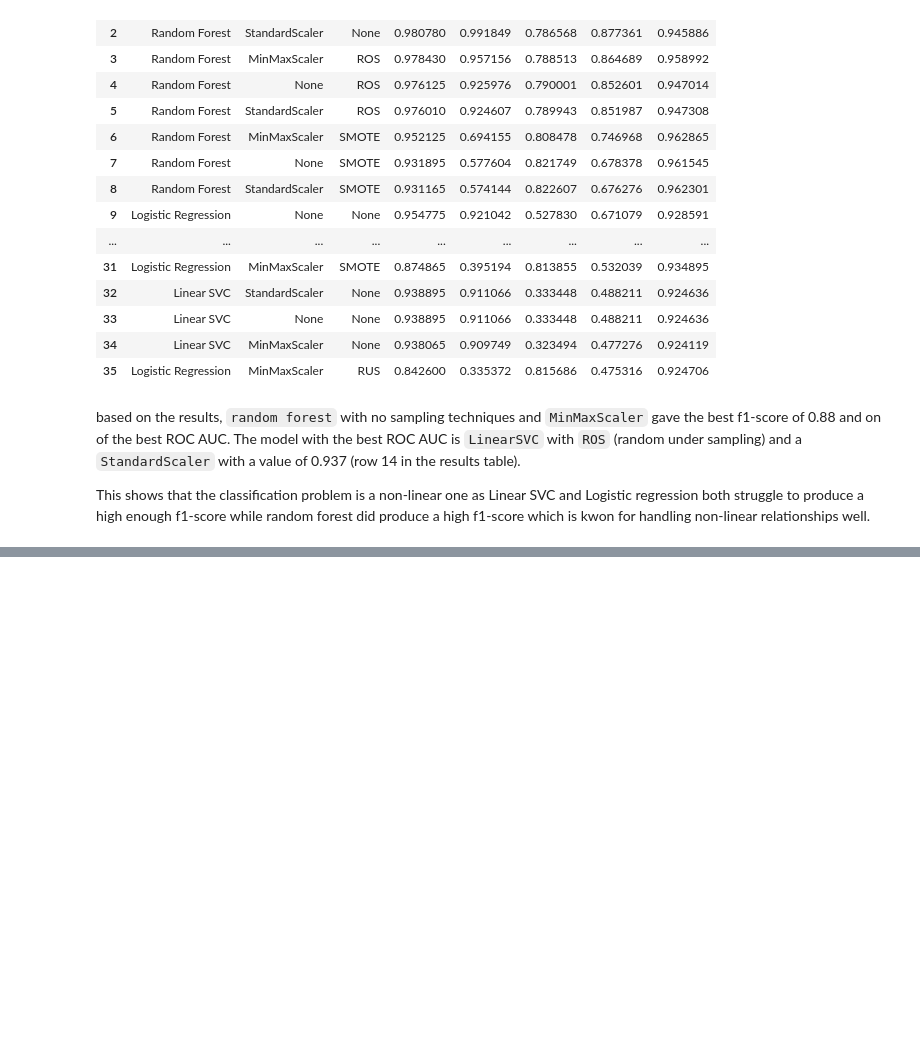
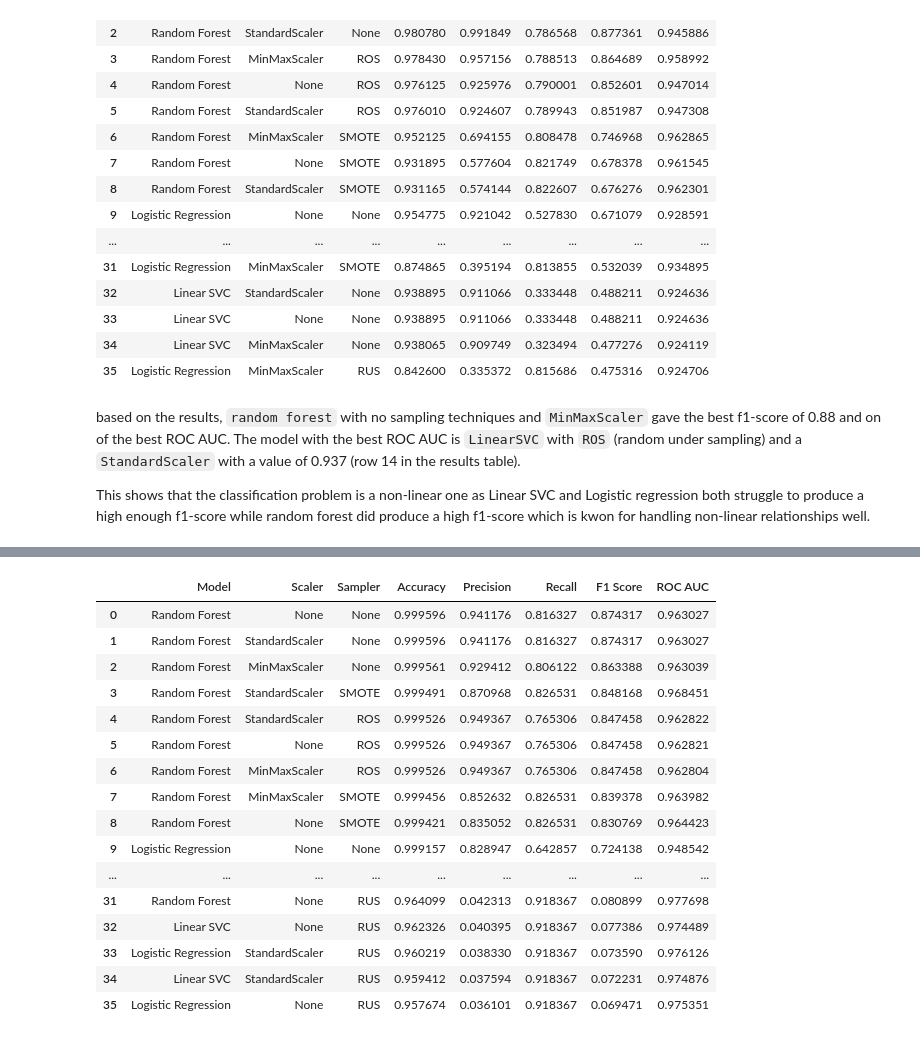
Before and after one commit to AnuRam03/COMP3608-Project, a Jupyter notebook: modelComparsionPipeline.ipynb, the cells around one changed output, grey strips where cells are left out. Cells and saved outputs as stored; diff of their text form; code cells hidden in the pictures; blank space fills up the shorter version.

```diff
--- a/modelComparsionPipeline.ipynb
+++ b/modelComparsionPipeline.ipynb
@@ -112,0 +313,7 @@ This shows that the classification problem is a non-linear one as Linear SVC and
+# %%
+#dataset 2
+dbtable = pd.read_csv("creditcard.csv")
+X = dbtable.drop("Class", axis=1).copy()
+y = dbtable["Class"]
+numerical_cols_actual = [col for col in X.columns if X[col].dtype in ['float64', 'int64', 'float32', 'int32']]
+all_results2 = model_comparison(models_to_test, scalers, samplers, X, y, numerical_cols_actual, verbose=1)
@@ -112,0 +338,20 @@ This shows that the classification problem is a non-linear one as Linear SVC and
+# %%
+all_results2
+# %% [output]
+|  | Model | Scaler | Sampler | Accuracy | Precision | Recall | F1 Score | ROC AUC |
+| 0 | Random Forest | None | None | 0.999596 | 0.941176 | 0.816327 | 0.874317 | 0.963027 |
+| 1 | Random Forest | StandardScaler | None | 0.999596 | 0.941176 | 0.816327 | 0.874317 | 0.963027 |
+| 2 | Random Forest | MinMaxScaler | None | 0.999561 | 0.929412 | 0.806122 | 0.863388 | 0.963039 |
+| 3 | Random Forest | StandardScaler | SMOTE | 0.999491 | 0.870968 | 0.826531 | 0.848168 | 0.968451 |
+| 4 | Random Forest | StandardScaler | ROS | 0.999526 | 0.949367 | 0.765306 | 0.847458 | 0.962822 |
+| 5 | Random Forest | None | ROS | 0.999526 | 0.949367 | 0.765306 | 0.847458 | 0.962821 |
+| 6 | Random Forest | MinMaxScaler | ROS | 0.999526 | 0.949367 | 0.765306 | 0.847458 | 0.962804 |
+| 7 | Random Forest | MinMaxScaler | SMOTE | 0.999456 | 0.852632 | 0.826531 | 0.839378 | 0.963982 |
+| 8 | Random Forest | None | SMOTE | 0.999421 | 0.835052 | 0.826531 | 0.830769 | 0.964423 |
+| 9 | Logistic Regression | None | None | 0.999157 | 0.828947 | 0.642857 | 0.724138 | 0.948542 |
+| ... | ... | ... | ... | ... | ... | ... | ... | ... |
+| 31 | Random Forest | None | RUS | 0.964099 | 0.042313 | 0.918367 | 0.080899 | 0.977698 |
+| 32 | Linear SVC | None | RUS | 0.962326 | 0.040395 | 0.918367 | 0.077386 | 0.974489 |
+| 33 | Logistic Regression | StandardScaler | RUS | 0.960219 | 0.038330 | 0.918367 | 0.073590 | 0.976126 |
+| 34 | Linear SVC | StandardScaler | RUS | 0.959412 | 0.037594 | 0.918367 | 0.072231 | 0.974876 |
+| 35 | Logistic Regression | None | RUS | 0.957674 | 0.036101 | 0.918367 | 0.069471 | 0.975351 |
```
Also changed, not shown: parts of 11 cells of this notebook.
